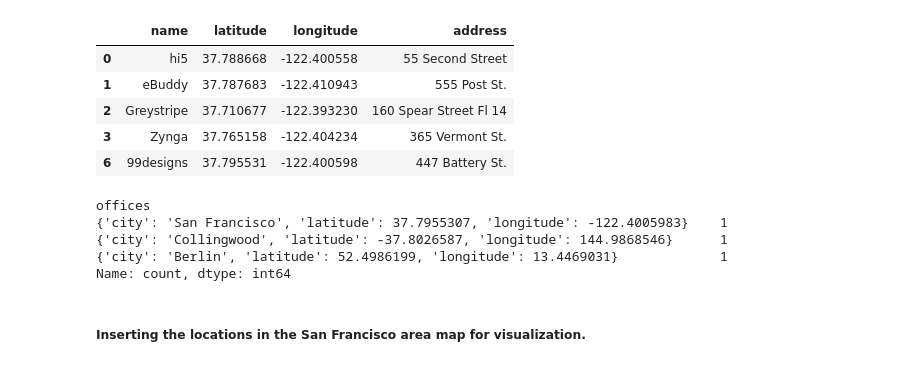
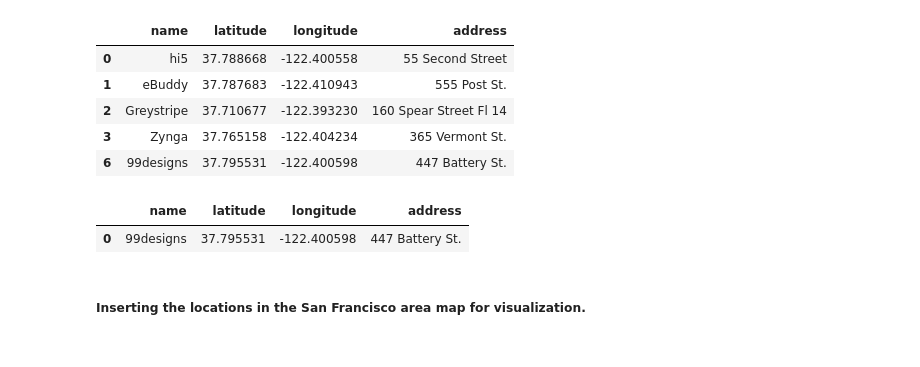
Before and after one commit to paulaRMachado/Project-III-, a Jupyter notebook: Searches.ipynb, the cells around one changed output. Drawn from its saved outputs; the diff is of its cells as text; code cells hidden in the pictures.

```diff
--- a/Searches.ipynb
+++ b/Searches.ipynb
@@ -169,19 +169,24 @@ possible_venues.head()
 # %%
 # Getting the design company position in map
 condition1 = {"category_code":"design"}
 condition2 = {"offices.city":"San Francisco"}
 query = {"$and":[condition1,condition2]}
 projection = {"_id":0, "offices.latitude":1, "offices.longitude":1, "offices.city": 1}
-web = list(c.find(query, projection))
-df = pd.DataFrame(web)
-df = df.explode('offices')
-df.offices.value_counts()
+
+pipeline = [
+    {"$match": query},
+    {"$unwind": "$offices"},
+    {"$match": {"offices.city": "San Francisco"}},
+    {"$project": {"_id": 0, "name": 1, "latitude": "$offices.latitude", "longitude": "$offices.longitude", "address": "$offices.address1"}}
+]
+
+design = list(c.aggregate(pipeline))
+
+df = pd.DataFrame(design)
+df
 # %% [output]
-offices
-{'city': 'San Francisco', 'latitude': 37.7955307, 'longitude': -122.4005983}    1
-{'city': 'Collingwood', 'latitude': -37.8026587, 'longitude': 144.9868546}      1
-{'city': 'Berlin', 'latitude': 52.4986199, 'longitude': 13.4469031}             1
-Name: count, dtype: int64
+|  | name | latitude | longitude | address |
+| 0 | 99designs | 37.795531 | -122.400598 | 447 Battery St. |
 # %% [markdown]
 ##### Inserting the locations in the San Francisco area map for visualization.
 # %%
```
Also changed, not shown: parts of 5 cells of this notebook, 15 other files.
